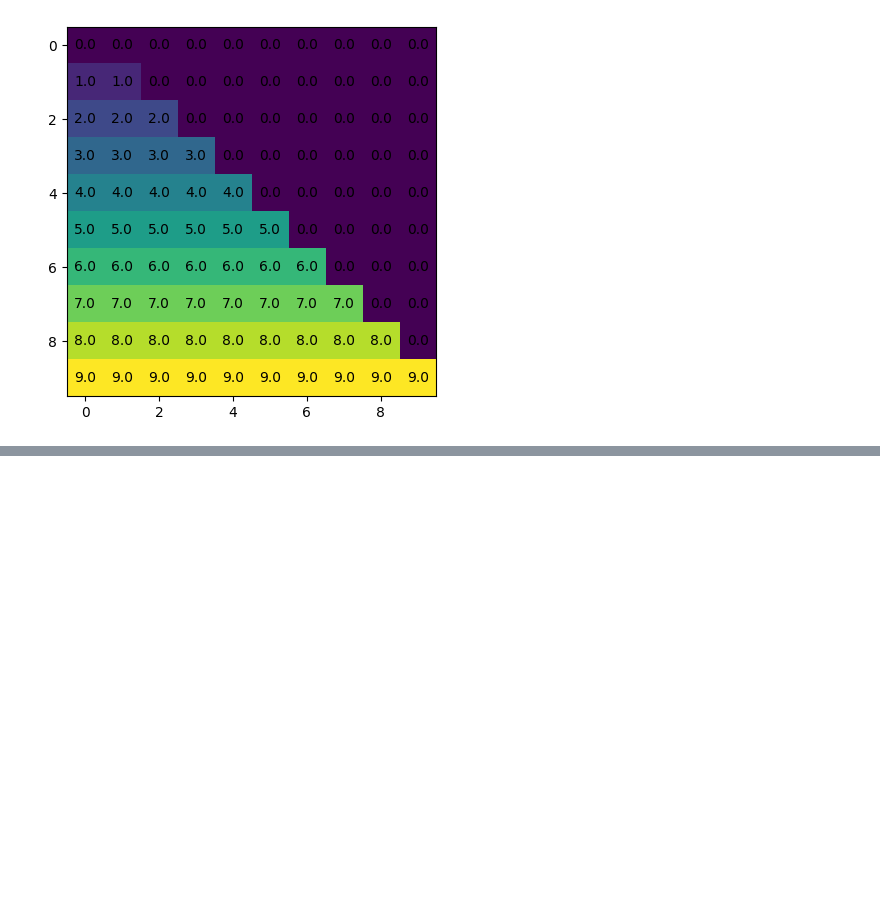
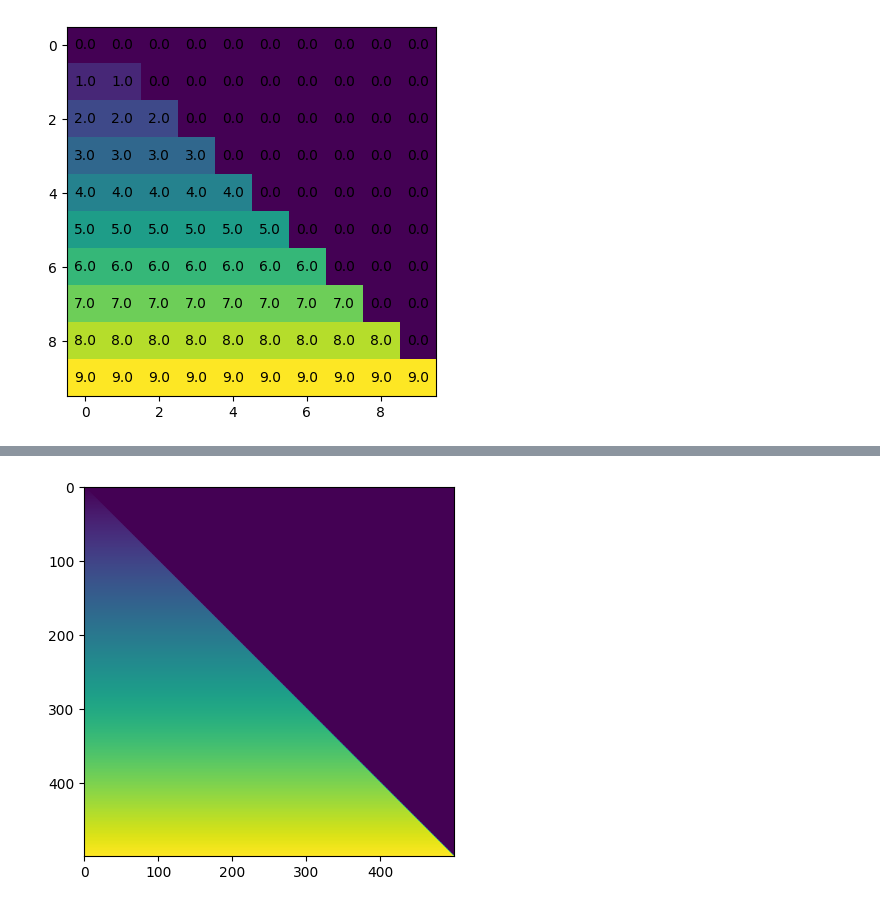
Before and after one commit to graphcore-research/pyscf-ipu, a Jupyter notebook: notebooks/ERI-visualisation-tril-indices.ipynb, the cells around one changed output, grey strips where cells are left out. Cells and saved outputs as stored; diff of their text form; code cells hidden in the pictures; blank space fills up the shorter version.

Commit message:
updated index decomposition precision testing notebook

```diff
--- a/notebooks/ERI-visualisation-tril-indices.ipynb
+++ b/notebooks/ERI-visualisation-tril-indices.ipynb
@@ -119,0 +137,28 @@ plot2D(dist_tensor, N, show_values=(N<=12))
+# %%
+# testing
+
+N = 500
+
+def get_i_j(val):
+    # we also need it to work for val.dtype == uint64, hence we do not cast val directly
+    sqrt_val = np.sqrt(val.astype(np.float32)).astype(np.float32)
+    i = np.round(np.sqrt(2)*sqrt_val).astype(np.uint32)
+    i = i + np.where(i%2==0, val%(i+1)==0, val%i==0).astype(np.uint32) - 1
+    j = np.where(i%2==0, (val%(i+1)).astype(np.uint32), ((val-(i-1)/2-1)%(i+1)).astype(np.uint32))
+    return i, j
+
+# plot distance to top-left corner
+i_tensor = np.zeros((N, N))
+j_tensor = np.zeros((N, N))
+for c, (i, j) in enumerate(zip(*np.tril_indices(N))):
+    my_i, my_j = get_i_j(np.array(c))
+    i_tensor[i, j] = my_i
+    j_tensor[i, j] = my_j
+    assert my_i == i, (my_i, i)
+    assert my_j == j, (my_j, j)
+
+
+plot2D(i_tensor, N, show_values=(N<=12))
+# plot2D(j_tensor, N, show_values=(N<=12))
+# %% [output]
+[figure, added]
```
Also changed, not shown: parts of 4 cells of this notebook.
